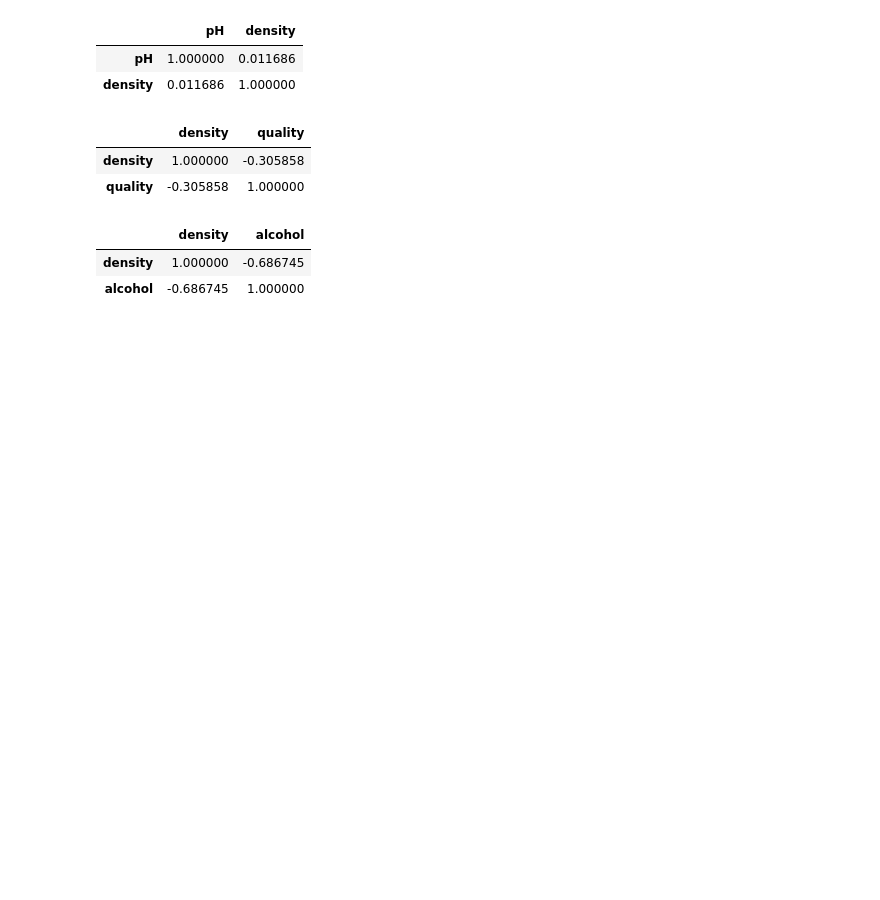
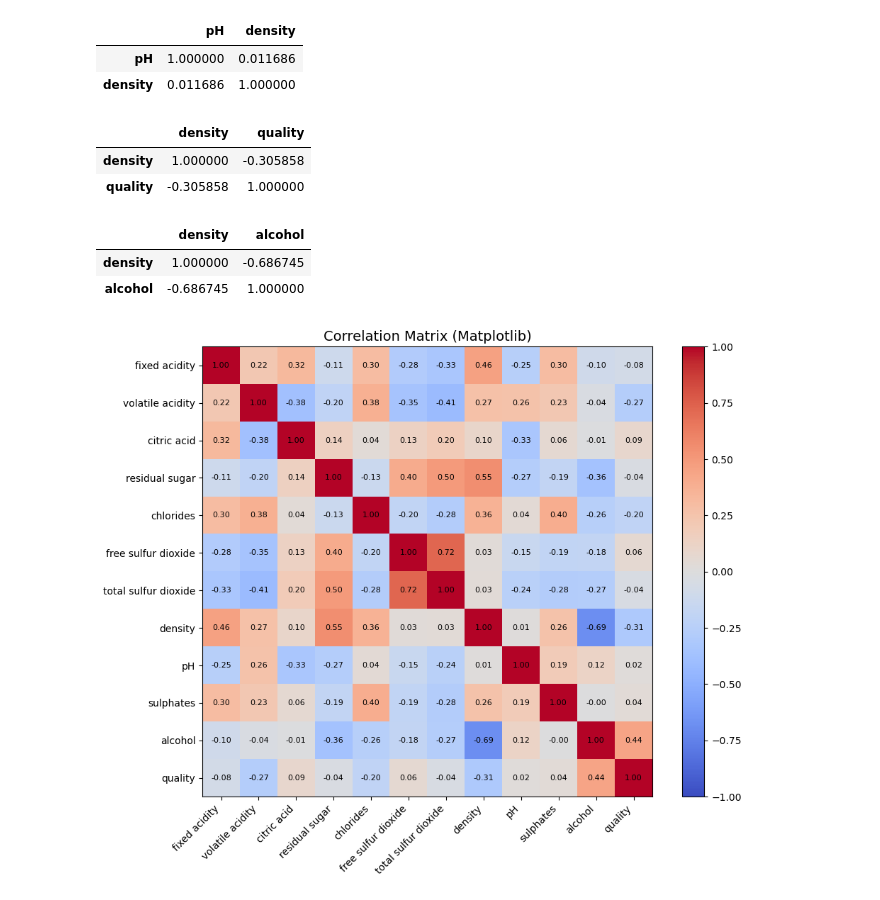
Before and after one commit to Scrabble30/MP1-Data-Exploration, a Jupyter notebook: WineWork/Wines.ipynb, the cells around one changed output. Saved outputs shown, nothing was run; the diff lists cells and outputs as text; code cells hidden in the pictures; blank space fills up the shorter version.

```diff
--- a/WineWork/Wines.ipynb
+++ b/WineWork/Wines.ipynb
@@ -52,4 +53,4 @@ red      8
 white    9
 Name: quality, dtype: int64
 # %%
-both_wine.drop(columns='type_code').corr(numeric_only=True)
+corr_matrix = both_wine.drop(columns='type_code').corr(numeric_only=True)
@@ -252,3 +247,26 @@ both_wine[['density', 'alcohol']].corr()
 |  | density | alcohol |
 | density | 1.000000 | -0.686745 |
 | alcohol | -0.686745 | 1.000000 |
+# %%
+plt.figure(figsize=(10, 8))
+plt.imshow(corr_matrix, cmap='coolwarm', vmin=-1, vmax=1)
+
+# Add color bar
+plt.colorbar()
+
+# Add ticks and labels
+plt.xticks(ticks=np.arange(len(corr_matrix.columns)), labels=corr_matrix.columns, rotation=45, ha='right')
+plt.yticks(ticks=np.arange(len(corr_matrix.columns)), labels=corr_matrix.columns)
+
+# Add values to each cell
+ax = plt.gca()
+for i in range(len(corr_matrix.columns)):
+    for j in range(len(corr_matrix.columns)):
+        ax.text(j, i, f"{corr_matrix.iloc[i, j]:.2f}",
+                ha='center', va='center', color='black', fontsize=8)
+
+plt.title('Correlation Matrix (Matplotlib)', fontsize=14)
+plt.tight_layout()
+plt.show()
+# %% [output]
+[figure, added]
```
Also changed, not shown: parts of 4 cells of this notebook.
